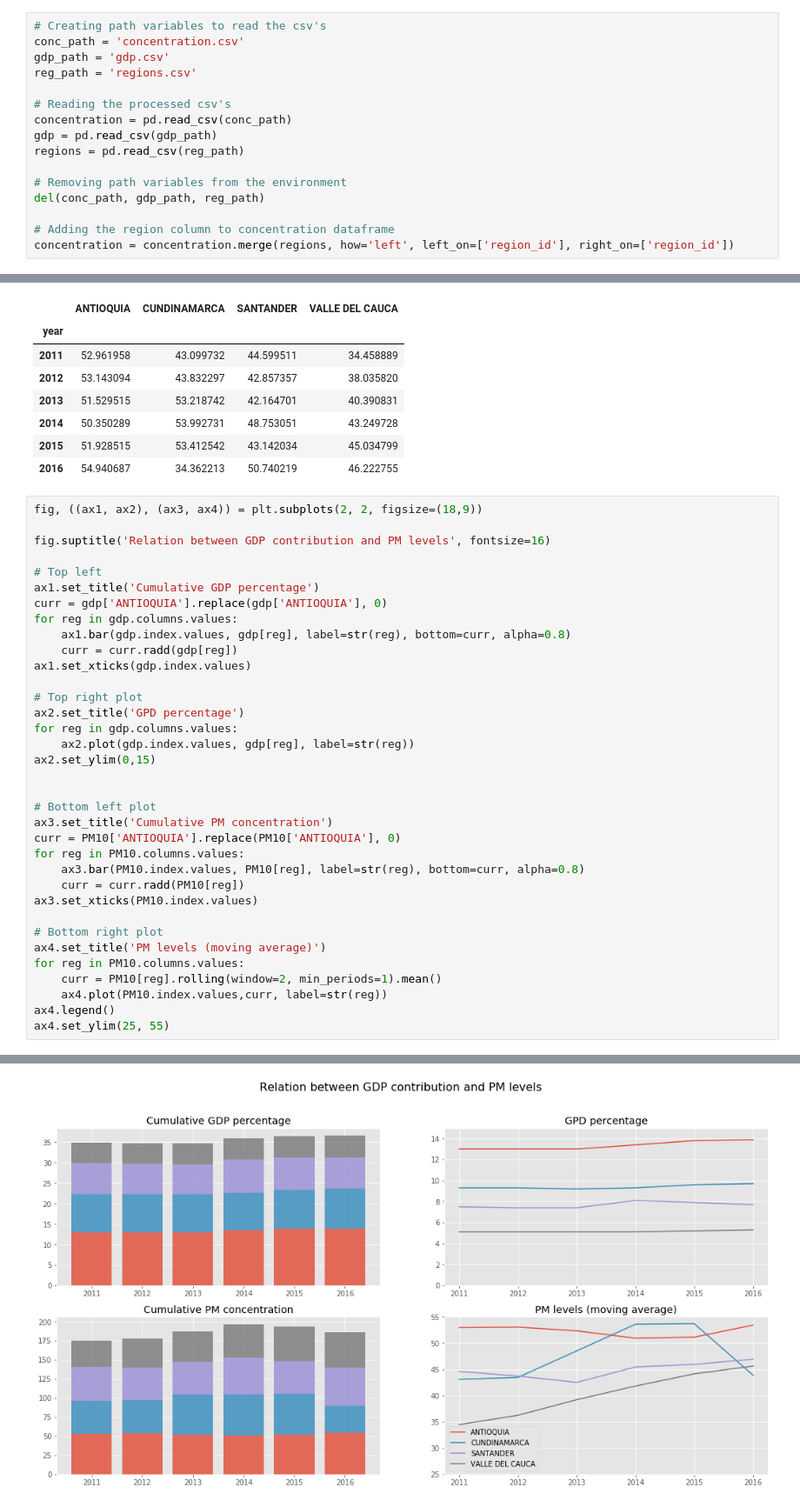
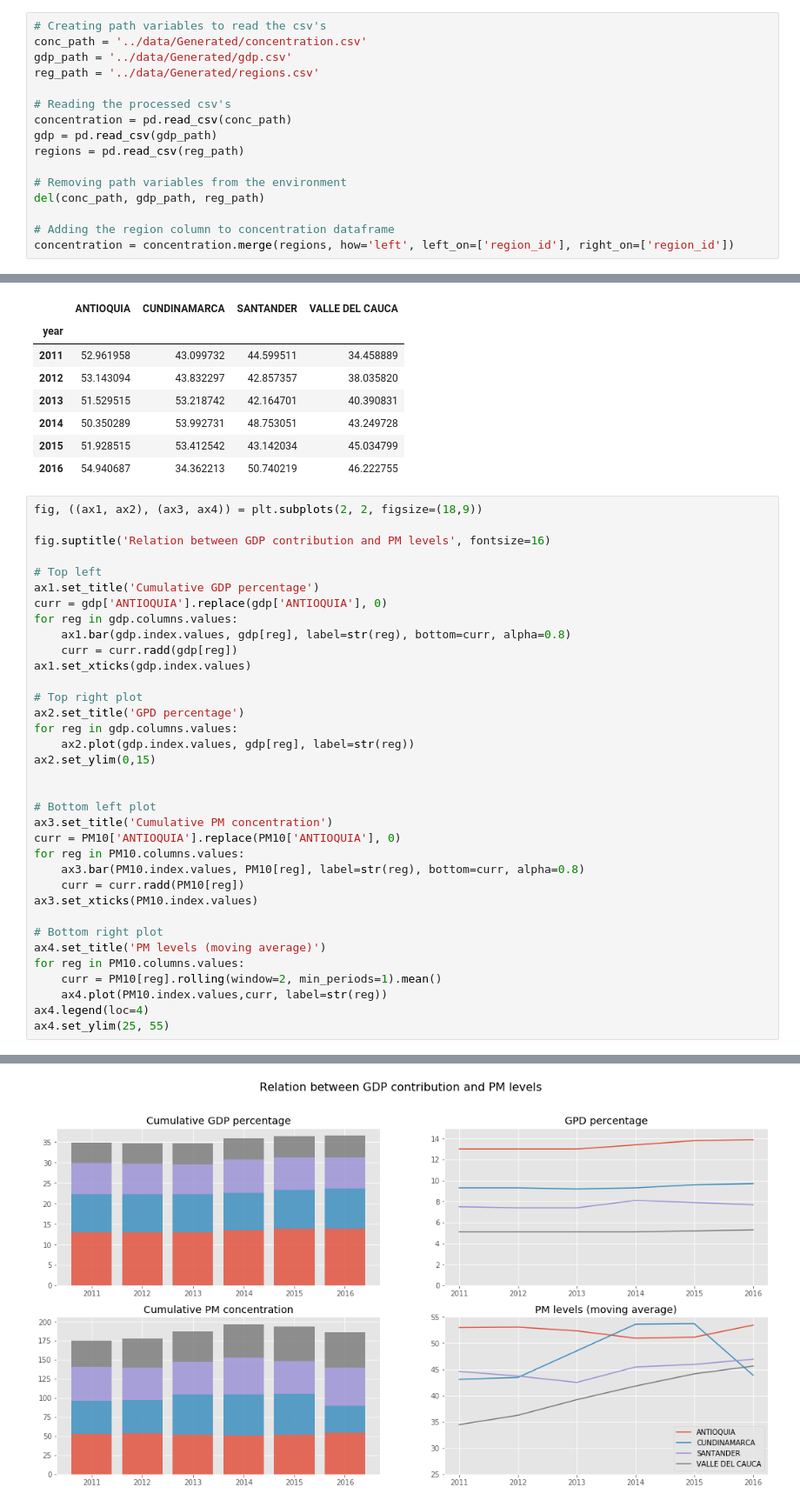
Before and after one commit to josoriov/applied-ds, a Jupyter notebook: 02_plotting/w4/Assignment_4.ipynb, the cells around one changed output, grey strips where cells are left out. Shown: that part at 87% size. Drawn from its saved outputs; the diff is of its cells as text.

```diff
--- a/02_plotting/w4/Assignment_4.ipynb
+++ b/02_plotting/w4/Assignment_4.ipynb
@@ -41,9 +41,9 @@ import seaborn as sns
 plt.style.use('ggplot')
 # %%
 # Creating path variables to read the csv's
-conc_path = 'concentration.csv'
-gdp_path = 'gdp.csv'
-reg_path = 'regions.csv'
+conc_path = '../data/Generated/concentration.csv'
+gdp_path = '../data/Generated/gdp.csv'
+reg_path = '../data/Generated/regions.csv'
 
 # Reading the processed csv's
 concentration = pd.read_csv(conc_path)
@@ -109,32 +109,32 @@ fig.suptitle('Relation between GDP contribution and PM levels', fontsize=16)
 ax1.set_title('Cumulative GDP percentage')
 curr = gdp['ANTIOQUIA'].replace(gdp['ANTIOQUIA'], 0)
 for reg in gdp.columns.values:
     ax1.bar(gdp.index.values, gdp[reg], label=str(reg), bottom=curr, alpha=0.8)
     curr = curr.radd(gdp[reg])
 ax1.set_xticks(gdp.index.values)
 
 # Top right plot
 ax2.set_title('GPD percentage')
 for reg in gdp.columns.values:
     ax2.plot(gdp.index.values, gdp[reg], label=str(reg))
 ax2.set_ylim(0,15)
 
 
 # Bottom left plot
 ax3.set_title('Cumulative PM concentration')
 curr = PM10['ANTIOQUIA'].replace(PM10['ANTIOQUIA'], 0)
 for reg in PM10.columns.values:
     ax3.bar(PM10.index.values, PM10[reg], label=str(reg), bottom=curr, alpha=0.8)
     curr = curr.radd(PM10[reg])
 ax3.set_xticks(PM10.index.values)
 
 # Bottom right plot
 ax4.set_title('PM levels (moving average)')
 for reg in PM10.columns.values:
     curr = PM10[reg].rolling(window=2, min_periods=1).mean()
     ax4.plot(PM10.index.values,curr, label=str(reg))
-ax4.legend()
+ax4.legend(loc=4)
 ax4.set_ylim(25, 55)
 # %% [output]
 (25, 55)
-[figure, old version]
+[figure, new version]
```
Also changed, not shown: 5 other files.
